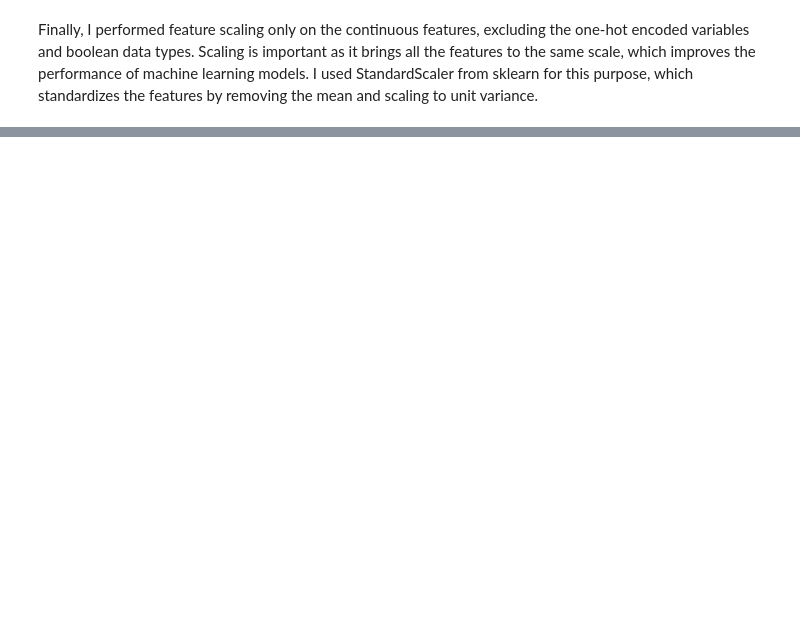
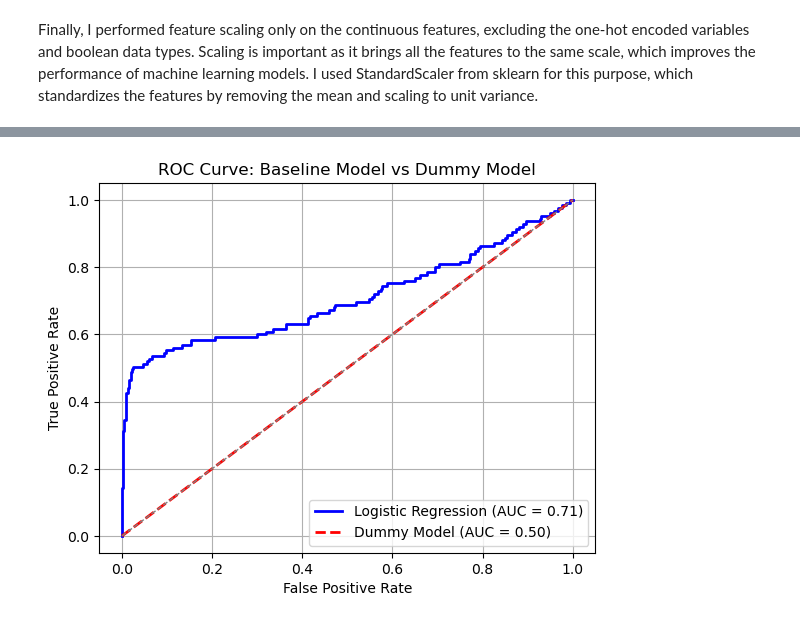
Before and after one commit to Muthama42/SyriaTel-Churn-Predictor, a Jupyter notebook: Syriatel.ipynb, the cells around one changed output, grey strips where cells are left out. Saved outputs shown, nothing was run; the diff lists cells and outputs as text; code cells hidden in the pictures; blank space fills up the shorter version.

Commit message:
Add script for Baseline Model

```diff
--- a/Syriatel.ipynb
+++ b/Syriatel.ipynb
@@ -447,0 +464,16 @@ By focusing on these selected features, I aim to enhance the model's performance
+# %%
+# Load data using DataProcessing class
+file_path = 'Datasets/Customer Churn.csv'
+baseline_model = BaselineModel(file_path)
+
+# Load the data
+baseline_model.load_data()
+
+# Prepare data for modeling
+baseline_model.prepare_data()
+# %%
+# Train the logistic regression model
+baseline_model.train_model()
+
+# Evaluate the logistic regression model
+baseline_model.evaluate_model()
@@ -447,0 +511,5 @@ By focusing on these selected features, I aim to enhance the model's performance
+# %%
+# Compare the logistic regression model with a dummy model
+baseline_model.compare_with_dummy()
+# %% [output]
+[figure, added]
```
Also changed, not shown: parts of 14 cells of this notebook.
